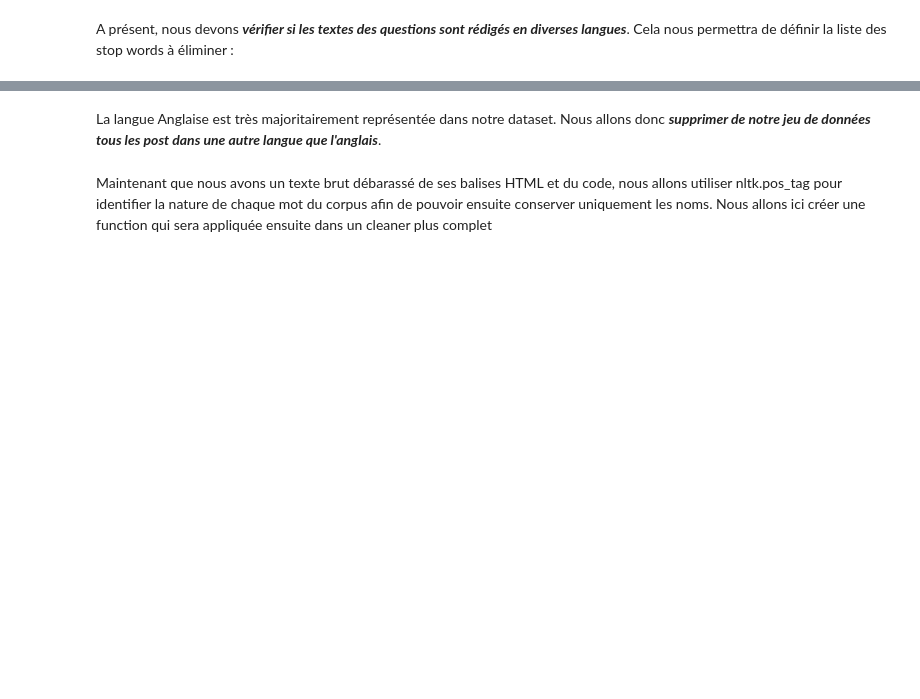
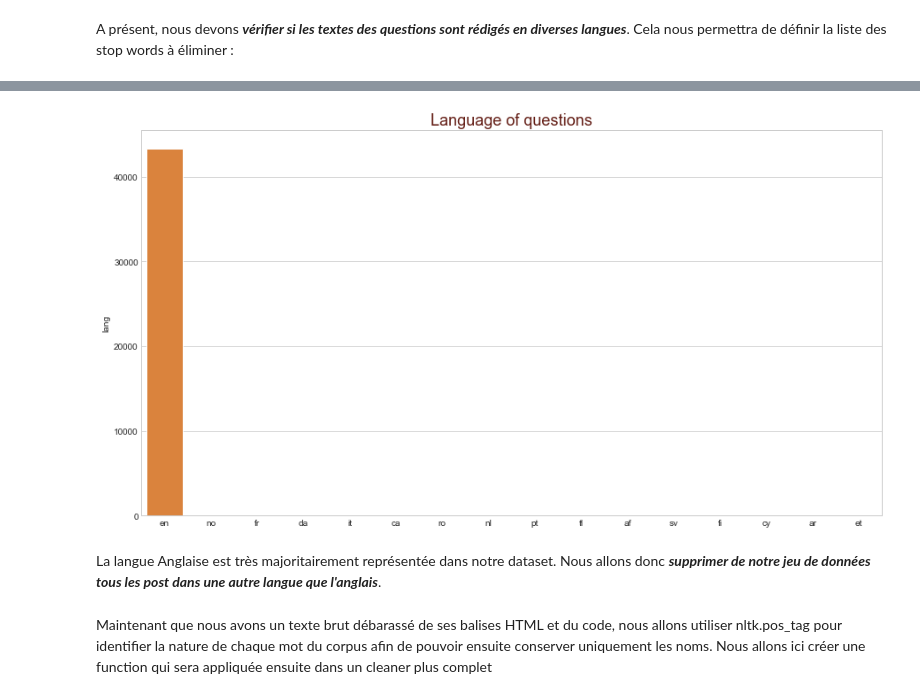
Before and after one commit to Marima91/Stackoverflow_segmentation, a Jupyter notebook: P5_01_notebookexploration.ipynb, the cells around one changed output, grey strips where cells are left out. Cells and saved outputs as stored; diff of their text form; code cells hidden in the pictures; blank space fills up the shorter version.

Commit message:
Add plot for langage distribution

```diff
--- a/P5_01_notebookexploration.ipynb
+++ b/P5_01_notebookexploration.ipynb
@@ -351,3 +343,19 @@ pd.DataFrame(data.lang.value_counts())
+# %%
+# Plot the results of splits
+fig = plt.figure(figsize=(15, 8))
+#x= df_lang.index
+#y=df_lang["lang"]
+sns.barplot(data=df_lang,
+           y="lang",
+            x=df_lang.index,
+            color="#f48023")
+#sns.barplot(x, y)
+plt.xticks()
+plt.title("Language of questions",
+          fontsize=18, color="#641E16")
+plt.show()
+# %% [output]
+[figure, added]
 # %% [markdown]
 La langue Anglaise est très majoritairement représentée dans notre dataset. Nous allons donc ***supprimer de notre jeu de données tous les post dans une autre langue que l'anglais***.
 # %%
```
Also changed, not shown: parts of 11 cells of this notebook, 3 other files.
